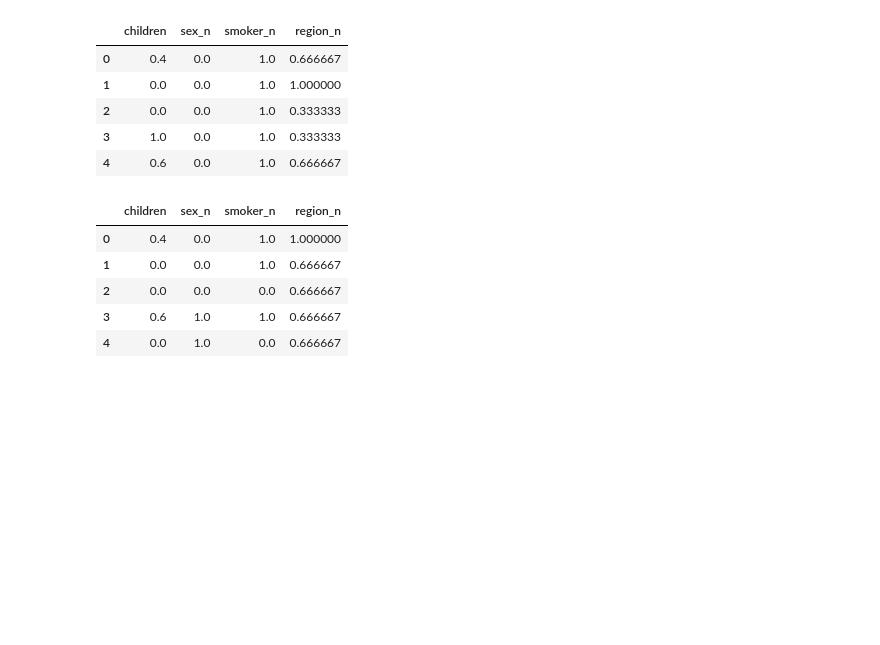
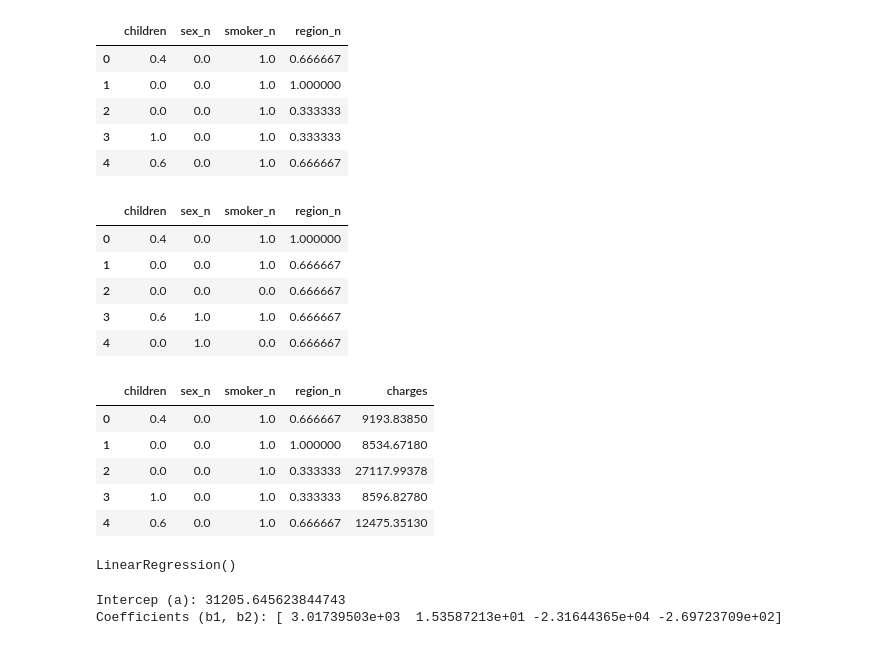
Before and after one commit to MelinaIo83/MI.Streamlit_project, a Jupyter notebook: src/explore.ipynb, the cells around one changed output. Drawn from its saved outputs; the diff is of its cells as text; code cells hidden in the pictures; blank space fills up the shorter version.

```diff
--- a/src/explore.ipynb
+++ b/src/explore.ipynb
@@ -356,0 +365,14 @@ X_test_selection.head()
+# %%
+# Aplicando el modelo de REGRESION LINEAL
+
+train_set = pd.read_csv("../data/processed/clean_train_linear.csv")
+test_set = pd.read_csv("../data/processed/clean_test_linear.csv")
+
+train_set.head()
+# %% [output]
+|  | children | sex_n | smoker_n | region_n | charges |
+| 0 | 0.4 | 0.0 | 1.0 | 0.666667 | 9193.83850 |
+| 1 | 0.0 | 0.0 | 1.0 | 1.000000 | 8534.67180 |
+| 2 | 0.0 | 0.0 | 1.0 | 0.333333 | 27117.99378 |
+| 3 | 1.0 | 0.0 | 1.0 | 0.333333 | 8596.82780 |
+| 4 | 0.6 | 0.0 | 1.0 | 0.666667 | 12475.35130 |
@@ -356,0 +387,19 @@ X_test_selection.head()
+# %%
+#busco el modelo
+
+from sklearn.linear_model import LinearRegression
+
+model = LinearRegression()
+model.fit(X_train, y_train)
+# %% [output]
+LinearRegression()
+# %%
+
+# After the training process, we can know the parameters (variables
+# that the model has fitted:
+
+print(f"Intercep (a): {model.intercept_}")
+print(f"Coefficients (b1, b2): {model.coef_}")
+# %% [output]
+Intercep (a): 31205.645623844743
+Coefficients (b1, b2): [ 3.01739503e+03  1.53587213e+01 -2.31644365e+04 -2.69723709e+02]
```
Also changed, not shown: parts of 6 cells of this notebook, 2 other files.
